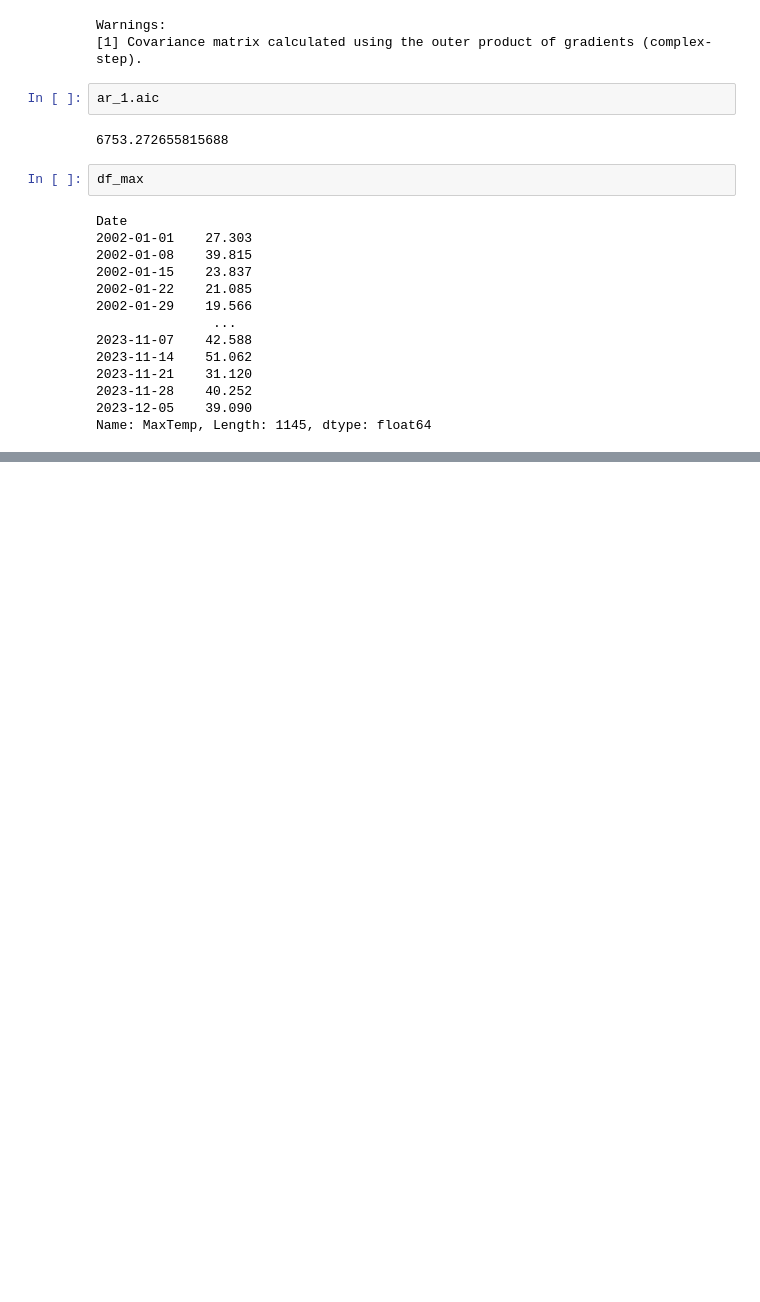
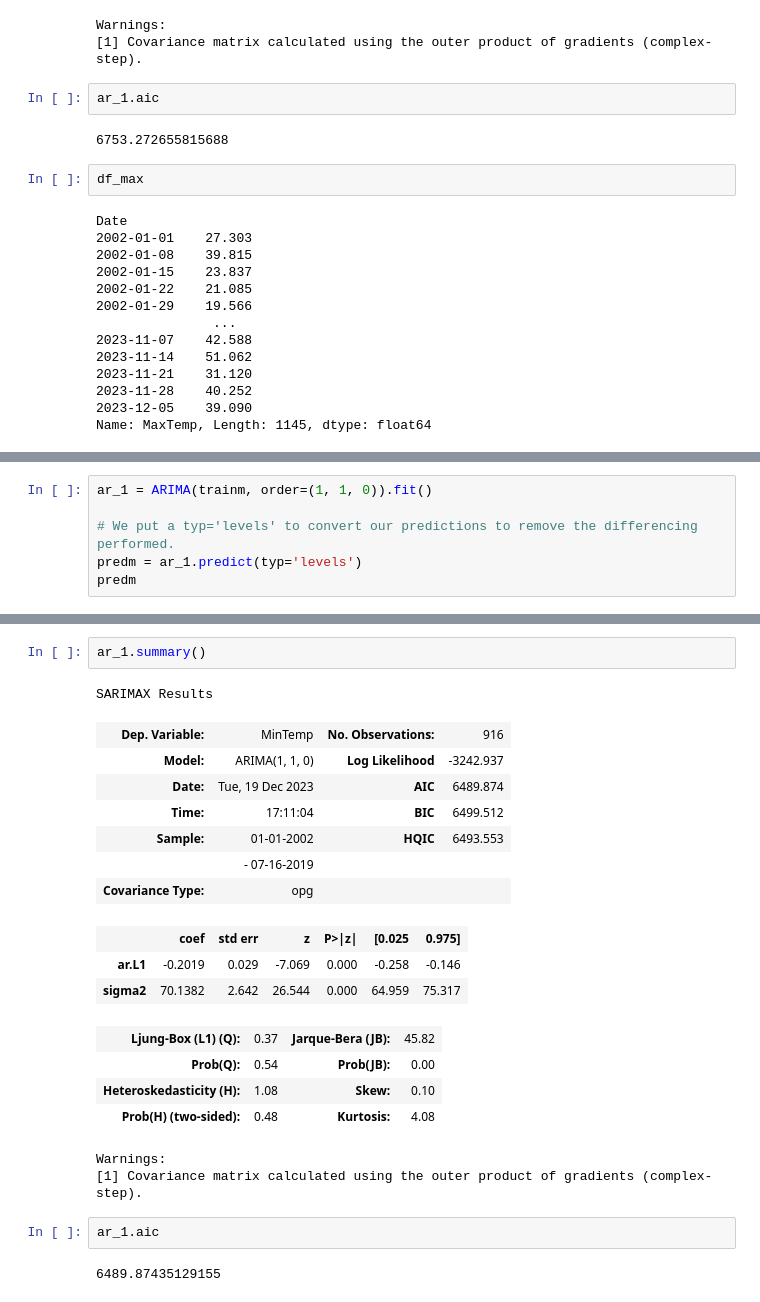
Before and after one commit to jbaumgit/Time-Series-Weather-Forcast-for-Corn-Growth-Degree-Days-in-ND, a Jupyter notebook: EDA_notebook.ipynb, the cells around one changed output, grey strips where cells are left out. Cells and saved outputs as stored; diff of their text form; blank space fills up the shorter version.

```diff
--- a/EDA_notebook.ipynb
+++ b/EDA_notebook.ipynb
@@ -572,0 +611,6 @@ Name: MaxTemp, Length: 1145, dtype: float64
+# %%
+ar_1 = ARIMA(trainm, order=(1, 1, 0)).fit()
+
+# We put a typ='levels' to convert our predictions to remove the differencing performed.
+predm = ar_1.predict(typ='levels')
+predm
@@ -572,0 +630,24 @@ Name: MaxTemp, Length: 1145, dtype: float64
+# %%
+ar_1.summary()
+# %% [output]
+SARIMAX Results
+| Dep. Variable: | MinTemp | No. Observations: | 916 |
+| Model: | ARIMA(1, 1, 0) | Log Likelihood | -3242.937 |
+| Date: | Tue, 19 Dec 2023 | AIC | 6489.874 |
+| Time: | 17:11:04 | BIC | 6499.512 |
+| Sample: | 01-01-2002 | HQIC | 6493.553 |
+|  | - 07-16-2019 |  |  |
+| Covariance Type: | opg |  |  |
+|  | coef | std err | z | P>|z| | [0.025 | 0.975] |
+| ar.L1 | -0.2019 | 0.029 | -7.069 | 0.000 | -0.258 | -0.146 |
+| sigma2 | 70.1382 | 2.642 | 26.544 | 0.000 | 64.959 | 75.317 |
+| Ljung-Box (L1) (Q): | 0.37 | Jarque-Bera (JB): | 45.82 |
+| Prob(Q): | 0.54 | Prob(JB): | 0.00 |
+| Heteroskedasticity (H): | 1.08 | Skew: | 0.10 |
+| Prob(H) (two-sided): | 0.48 | Kurtosis: | 4.08 |
+Warnings:
+[1] Covariance matrix calculated using the outer product of gradients (complex-step).
+# %%
+ar_1.aic
+# %% [output]
+6489.87435129155
```
Also changed, not shown: parts of 12 cells of this notebook.
